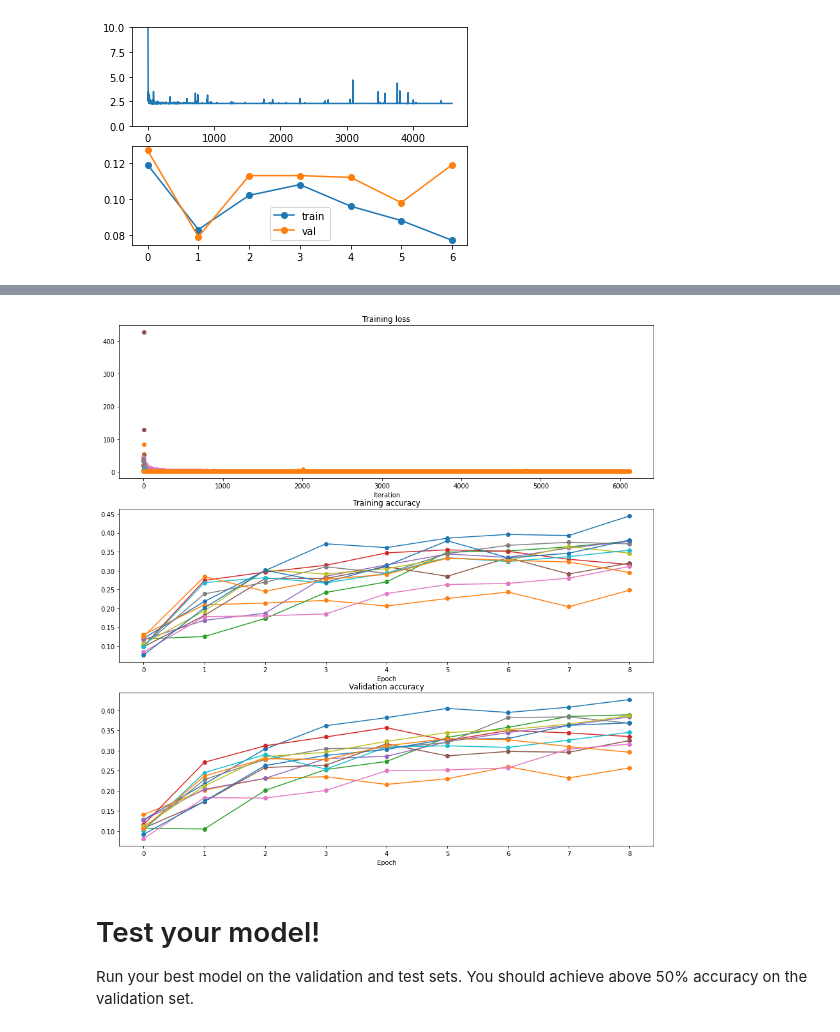
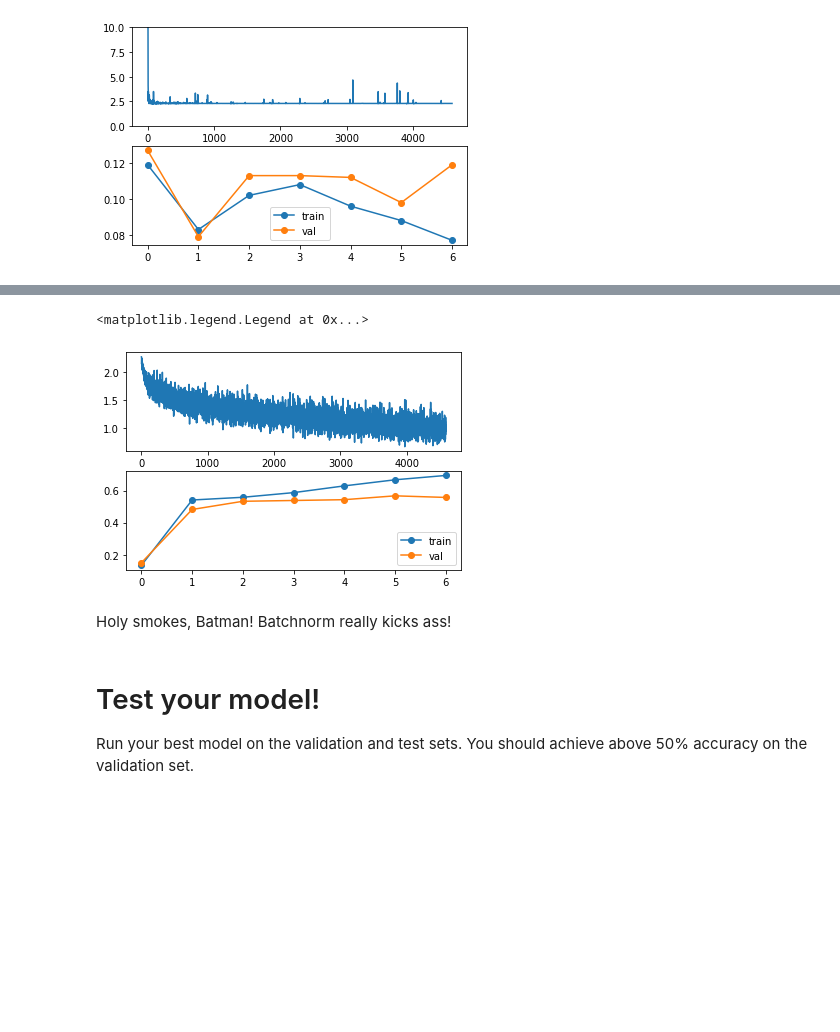
Before and after one commit to gmstanle/cs231n, a Jupyter notebook: assignment2/FullyConnectedNets.ipynb, the cells around one changed output, grey strips where cells are left out. Cells and saved outputs as stored; diff of their text form; code cells hidden in the pictures; blank space fills up the shorter version.

```diff
--- a/assignment2/FullyConnectedNets.ipynb
+++ b/assignment2/FullyConnectedNets.ipynb
@@ -1064,33 +1052,23 @@ lr = 0.001, p = 0.7, weight = 0.05, norm = None, hidden = peaked,
-# %%
-plt.subplot(3, 1, 1)
-plt.title('Training loss')
-plt.xlabel('Iteration')
-
-plt.subplot(3, 1, 2)
-plt.title('Training accuracy')
-plt.xlabel('Epoch')
-
-plt.subplot(3, 1, 3)
-plt.title('Validation accuracy')
-plt.xlabel('Epoch')
-
-for solver in solvers:
-  plt.subplot(3, 1, 1)
-  plt.plot(solver.loss_history, 'o')
-
-  plt.subplot(3, 1, 2)
-  plt.plot(solver.train_acc_history, '-o')
-
-  plt.subplot(3, 1, 3)
-  plt.plot(solver.val_acc_history, '-o')
-
-#for i in [1, 2, 3]:
-#  plt.subplot(3, 1, i)
-#  plt.legend(loc='upper center', ncol=4)
-plt.gcf().set_size_inches(15, 15)
-plt.show()
-# %% [output]
-[figure, removed]
+# %%
+plt.subplot(2, 1, 1)
+plt.plot(solver.loss_history, '-')
+
+plt.subplot(2, 1, 2)
+plt.plot(solver.train_acc_history, '-o', label='train')
+plt.plot(solver.val_acc_history, '-o', label='val')
+plt.legend()
+
+
+
+# *****END OF YOUR CODE (DO NOT DELETE/MODIFY THIS LINE)*****
+################################################################################
+#                              END OF YOUR CODE                                #
+################################################################################
+# %% [output]
+<matplotlib.legend.Legend at 0x...>
+[figure, added]
+# %% [markdown]
+Holy smokes, Batman! Batchnorm really kicks ass!
 # %% [markdown]
 # Test your model!
 Run your best model on the validation and test sets. You should achieve above 50% accuracy on the validation set.
```
Also changed, not shown: parts of 4 cells of this notebook.
